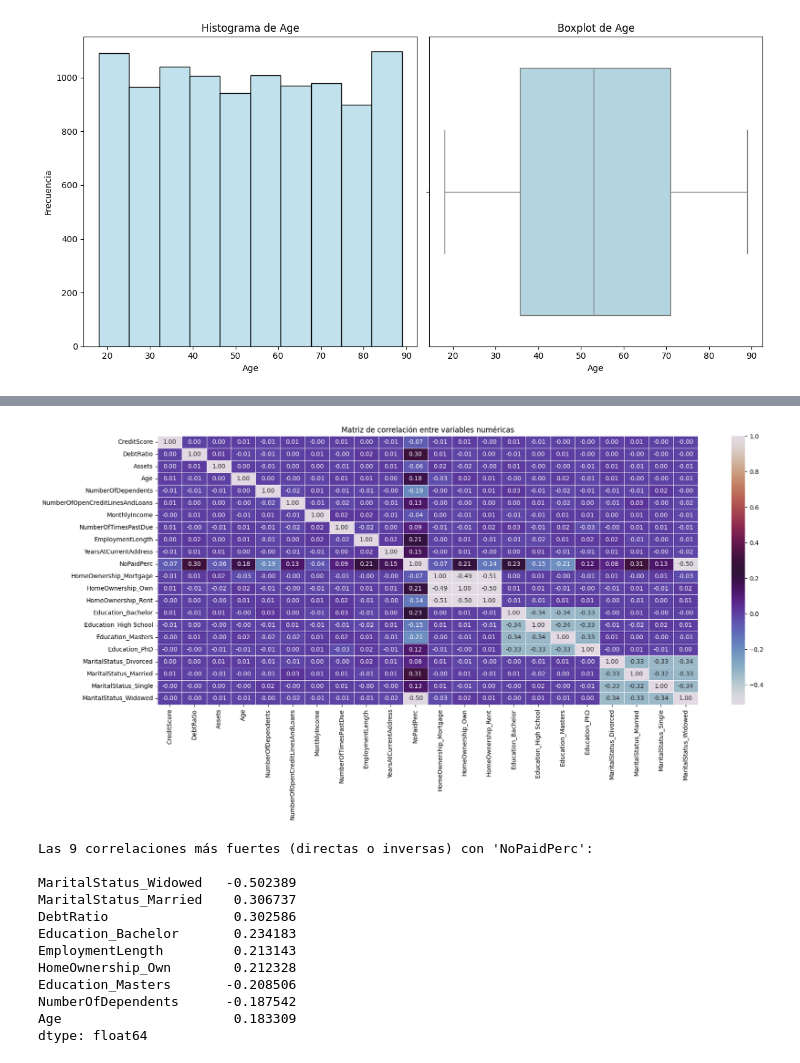
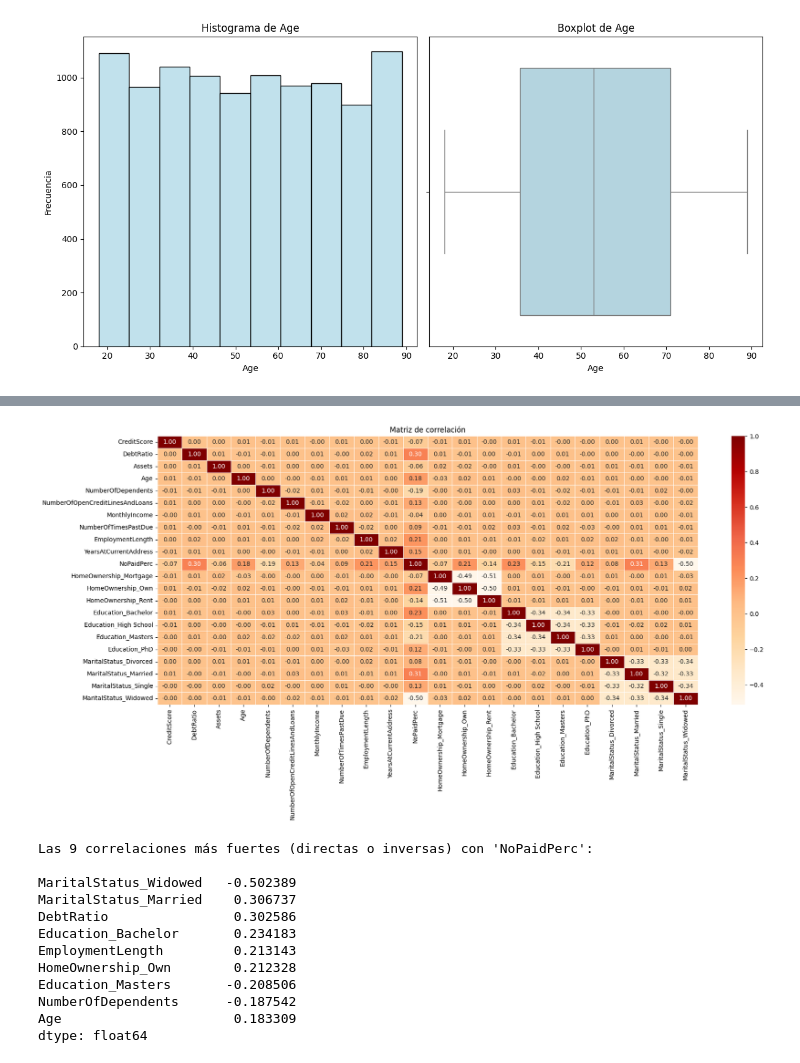
Before and after one commit to Leostark95/Proyecto_Finanzas, a Jupyter notebook: b_preprocesamiento.ipynb, the cells around one changed output, grey strips where cells are left out. Drawn from its saved outputs; the diff is of its cells as text; code cells hidden in the pictures.

```diff
--- a/b_preprocesamiento.ipynb
+++ b/b_preprocesamiento.ipynb
@@ -201,3 +231,3 @@ x = df
 # %%
 scaler = None
-df_historicos_scaled, sc = fn.procesar_datos(df, scaler)
+df_WithTarget, sc = fn.procesar_datos(df, scaler)
@@ -214,12 +234,13 @@ df_historicos_scaled.head()
 # %%
-numeric_df_historicos = df_historicos_scaled.select_dtypes(include=['float64', 'int64'])
-correlation_matrix_1 = numeric_df_historicos.corr()
+# Matriz de Correlación 3
 
-# Graficar
+df_WithTarget = df_WithTarget.select_dtypes(include=['float64', 'int64'])
+corr_mat = df_WithTarget.corr()
+
 plt.figure(figsize=(20, 8))
-sns.heatmap(correlation_matrix_1, annot=True, cmap='twilight', fmt=".2f", linewidths=0.5)
-plt.title('Matriz de correlación entre variables numéricas')
+sns.heatmap(corr_mat, annot=True, cmap='OrRd', fmt=".2f", linewidths=0.5)
+plt.title('Matriz de correlación')
 plt.show()
 # %% [output]
-[figure, old version]
+[figure, new version]
 # %%
```
Also changed, not shown: parts of 28 cells of this notebook, 1 other file.
